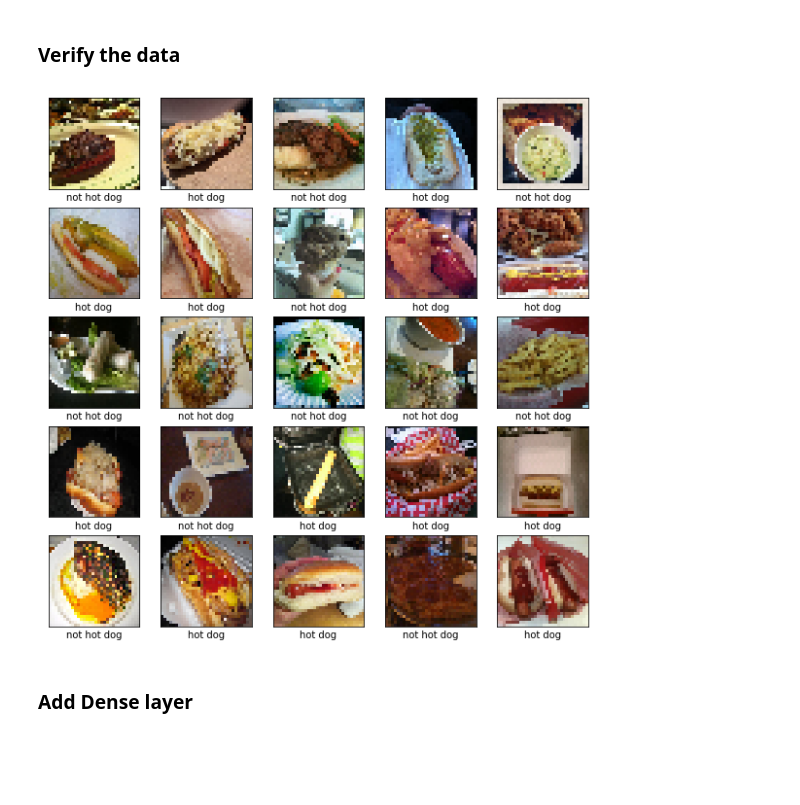
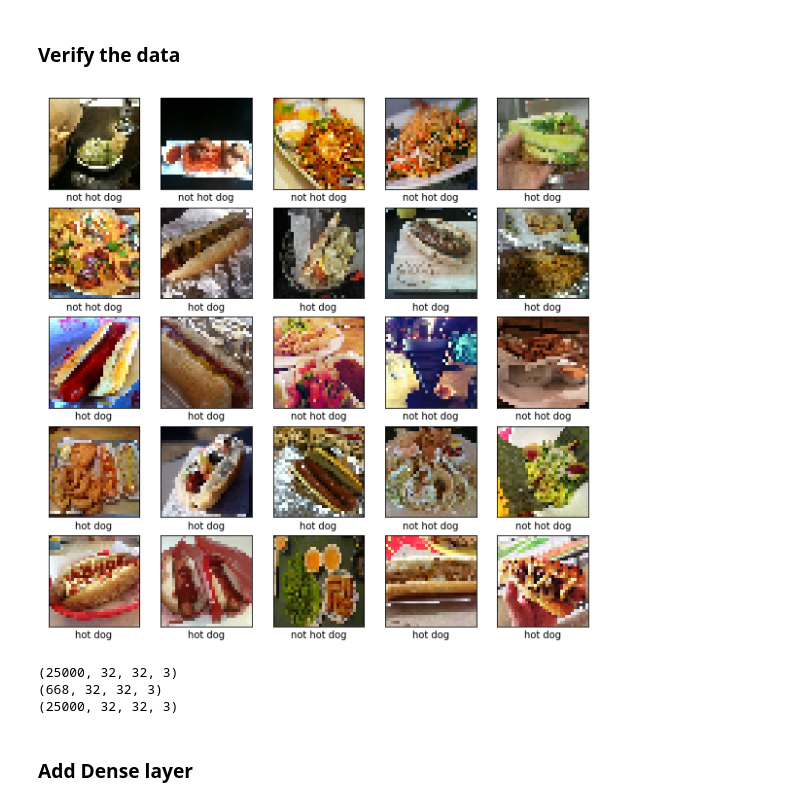
Before and after one commit to kandicst/SeeFood, a Jupyter notebook: src/Untitled.ipynb, the cells around one changed output. Saved outputs shown, nothing was run; the diff lists cells and outputs as text; code cells hidden in the pictures; blank space fills up the shorter version.

```diff
--- a/src/Untitled.ipynb
+++ b/src/Untitled.ipynb
@@ -22,18 +28,3 @@ def load_images(paths, dim, label_value):
-# %%
-from tensorflow.keras.applications.resnet50 import preprocess_input
-
-def load_images2(paths, dim, label_value):
-    imgs, labels = [], []
-
-    for idx, path in enumerate(paths):
-        for pic in glob.glob(path, recursive=True):
-            img = load_img(pic, target_size=dim)
-            imgs.append(np.array(img)/255.0)
-            labels.append(label_value[idx])
-
-    features = np.array([img_to_array(img) for img in imgs])
-
-    return features, np.array(labels)
 # %%
 # Specify paths to the data
 hot_dog_path = '..\\dataset\\hot_dog\\**/*.jpg'
@@ -68,16 +60,16 @@ print(features[0].shape)
 # %%
 plt.figure(figsize=(10,10))
 named_labels = ["not hot dog", "hot dog"]
 
 for i in range(25):
     plt.subplot(5,5,i+1)
     plt.xticks([])
     plt.yticks([])
     plt.grid(False)
-    plt.imshow(features[i], cmap=plt.cm.binary)
+    plt.imshow(features[i])
     # The CIFAR labels happen to be arrays,
     # which is why you need the extra index
     plt.xlabel(named_labels[labels[i]])
 plt.show()
 # %% [output]
-[figure, old version]
+[figure, new version]
@@ -84,3 +117,10 @@ plt.show()
+# %%
+X_train, y_train = augment_train_set2(25000, X_train, y_train)
+print(X_train.shape)
+# %% [output]
+(25000, 32, 32, 3)
+(668, 32, 32, 3)
+(25000, 32, 32, 3)
 # %%
 model = models.Sequential()
 model.add(layers.Conv2D(32, (3, 3), activation='relu', input_shape=(image_size, image_size, 3)))
```
Also changed, not shown: parts of 12 cells of this notebook.
